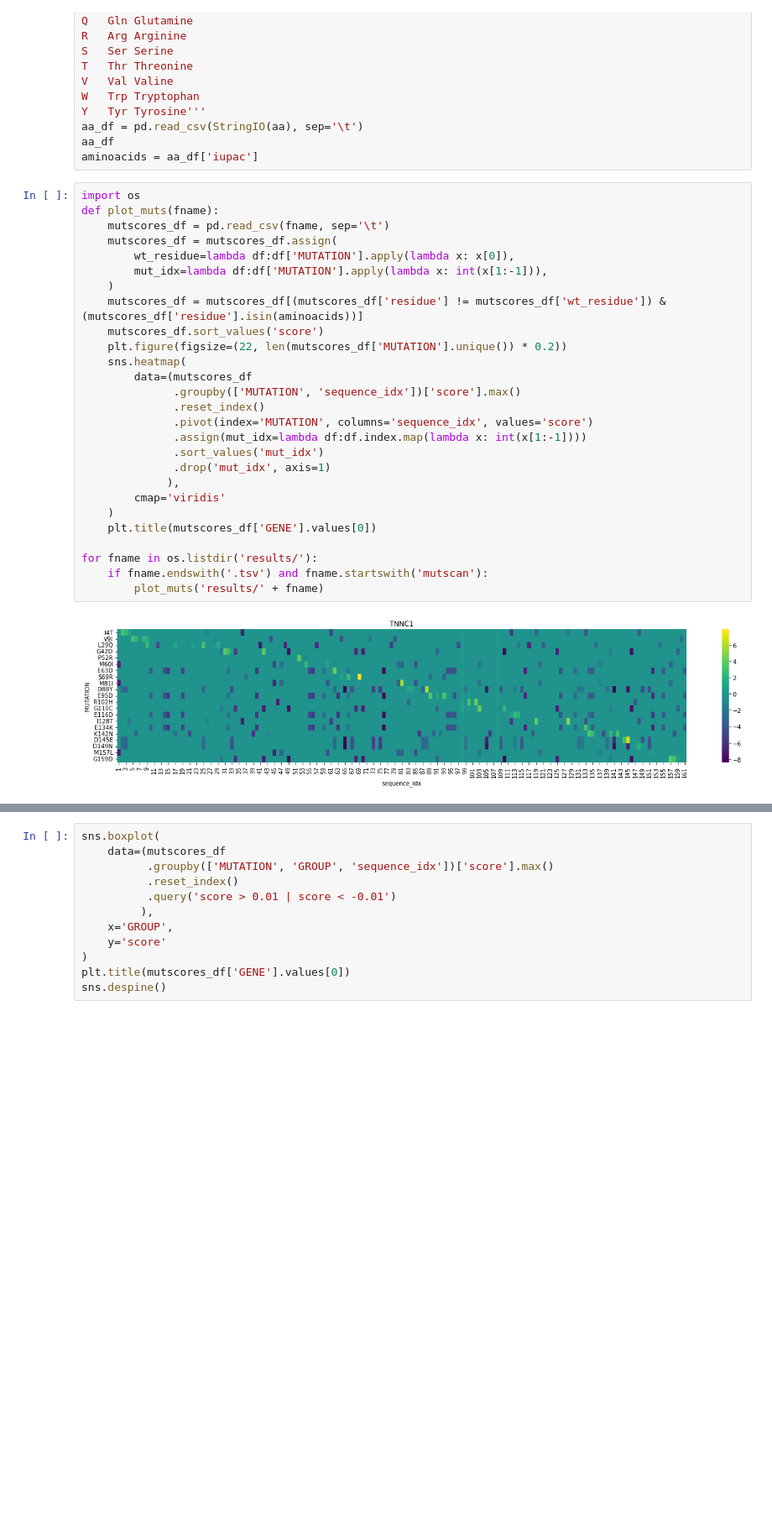
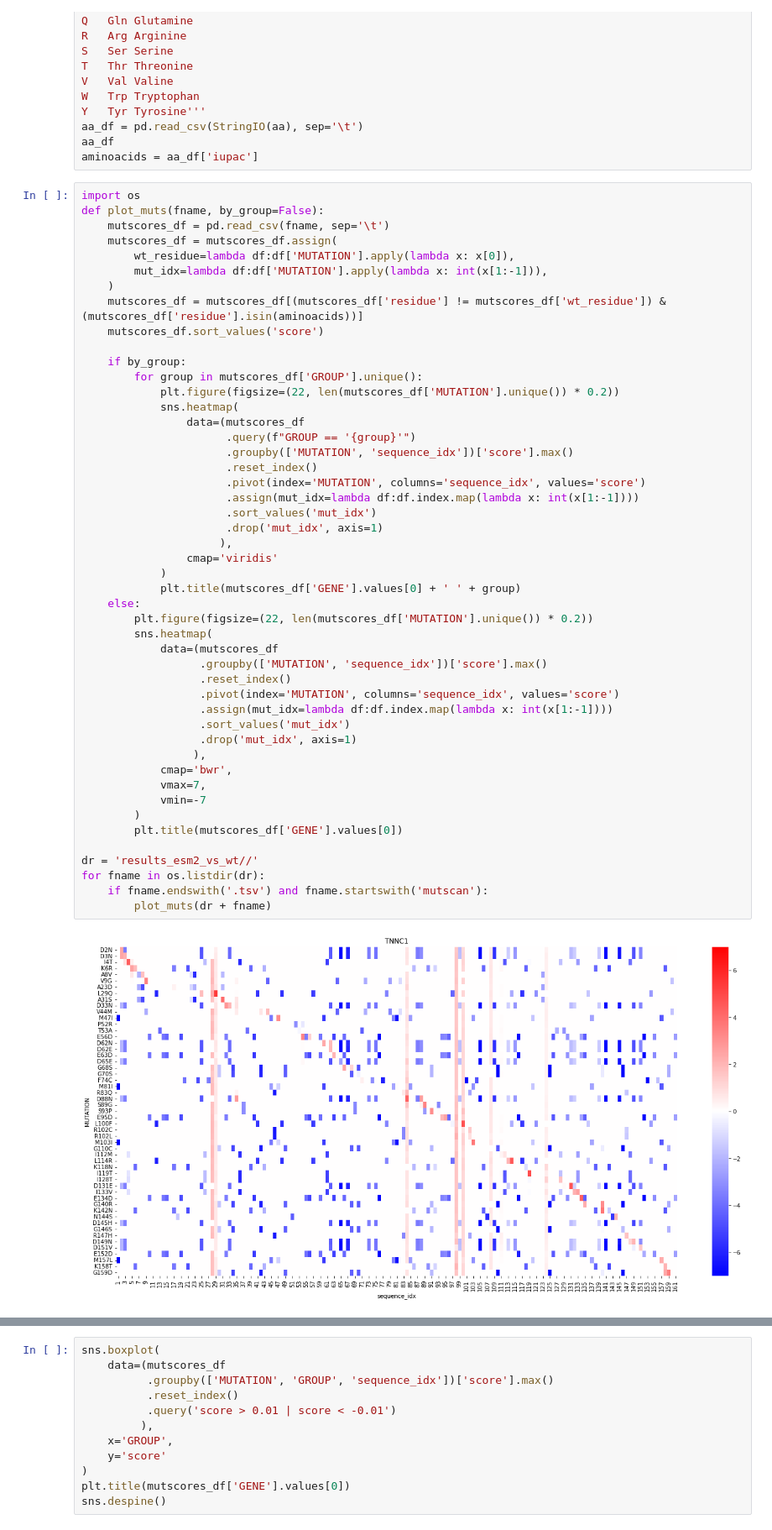
Before and after one commit to cx0/llm-for-clinical-variants, a Jupyter notebook: mutscan_plotting.ipynb, the cells around one changed output, grey strips where cells are left out. Shown: that part at 84% size. Cells and saved outputs as stored; diff of their text form; blank space fills up the shorter version.

```diff
--- a/mutscan_plotting.ipynb
+++ b/mutscan_plotting.ipynb
@@ -31,30 +31,51 @@ aa_df
 aminoacids = aa_df['iupac']
 # %%
 import os
-def plot_muts(fname):
+def plot_muts(fname, by_group=False):
     mutscores_df = pd.read_csv(fname, sep='\t')
     mutscores_df = mutscores_df.assign(
         wt_residue=lambda df:df['MUTATION'].apply(lambda x: x[0]),
         mut_idx=lambda df:df['MUTATION'].apply(lambda x: int(x[1:-1])),
     )
     mutscores_df = mutscores_df[(mutscores_df['residue'] != mutscores_df['wt_residue']) & (mutscores_df['residue'].isin(aminoacids))]
     mutscores_df.sort_values('score')
-    plt.figure(figsize=(22, len(mutscores_df['MUTATION'].unique()) * 0.2))
-    sns.heatmap(
-        data=(mutscores_df
-              .groupby(['MUTATION', 'sequence_idx'])['score'].max()
-              .reset_index()
-              .pivot(index='MUTATION', columns='sequence_idx', values='score')
-              .assign(mut_idx=lambda df:df.index.map(lambda x: int(x[1:-1])))
-              .sort_values('mut_idx')
-              .drop('mut_idx', axis=1)
-             ),
-        cmap='viridis'
-    )
-    plt.title(mutscores_df['GENE'].values[0])
 
-for fname in os.listdir('results/'):
+    if by_group:
+        for group in mutscores_df['GROUP'].unique():
+            plt.figure(figsize=(22, len(mutscores_df['MUTATION'].unique()) * 0.2))
+            sns.heatmap(
+                data=(mutscores_df
+                      .query(f"GROUP == '{group}'")
+                      .groupby(['MUTATION', 'sequence_idx'])['score'].max()
+                      .reset_index()
+                      .pivot(index='MUTATION', columns='sequence_idx', values='score')
+                      .assign(mut_idx=lambda df:df.index.map(lambda x: int(x[1:-1])))
+                      .sort_values('mut_idx')
+                      .drop('mut_idx', axis=1)
+                     ),
+                cmap='viridis'
+            )
+            plt.title(mutscores_df['GENE'].values[0] + ' ' + group)
+    else:
+        plt.figure(figsize=(22, len(mutscores_df['MUTATION'].unique()) * 0.2))
+        sns.heatmap(
+            data=(mutscores_df
+                  .groupby(['MUTATION', 'sequence_idx'])['score'].max()
+                  .reset_index()
+                  .pivot(index='MUTATION', columns='sequence_idx', values='score')
+                  .assign(mut_idx=lambda df:df.index.map(lambda x: int(x[1:-1])))
+                  .sort_values('mut_idx')
+                  .drop('mut_idx', axis=1)
+                 ),
+            cmap='bwr',
+            vmax=7,
+            vmin=-7
+        )
+        plt.title(mutscores_df['GENE'].values[0])
+
+dr = 'results_esm2_vs_wt//'
+for fname in os.listdir(dr):
     if fname.endswith('.tsv') and fname.startswith('mutscan'):
-        plot_muts('results/' + fname)
+        plot_muts(dr + fname)
 # %% [output]
-[figure, old version]
+[figure, new version]
```
Also changed, not shown: parts of 1 cell of this notebook, 1 other file.
